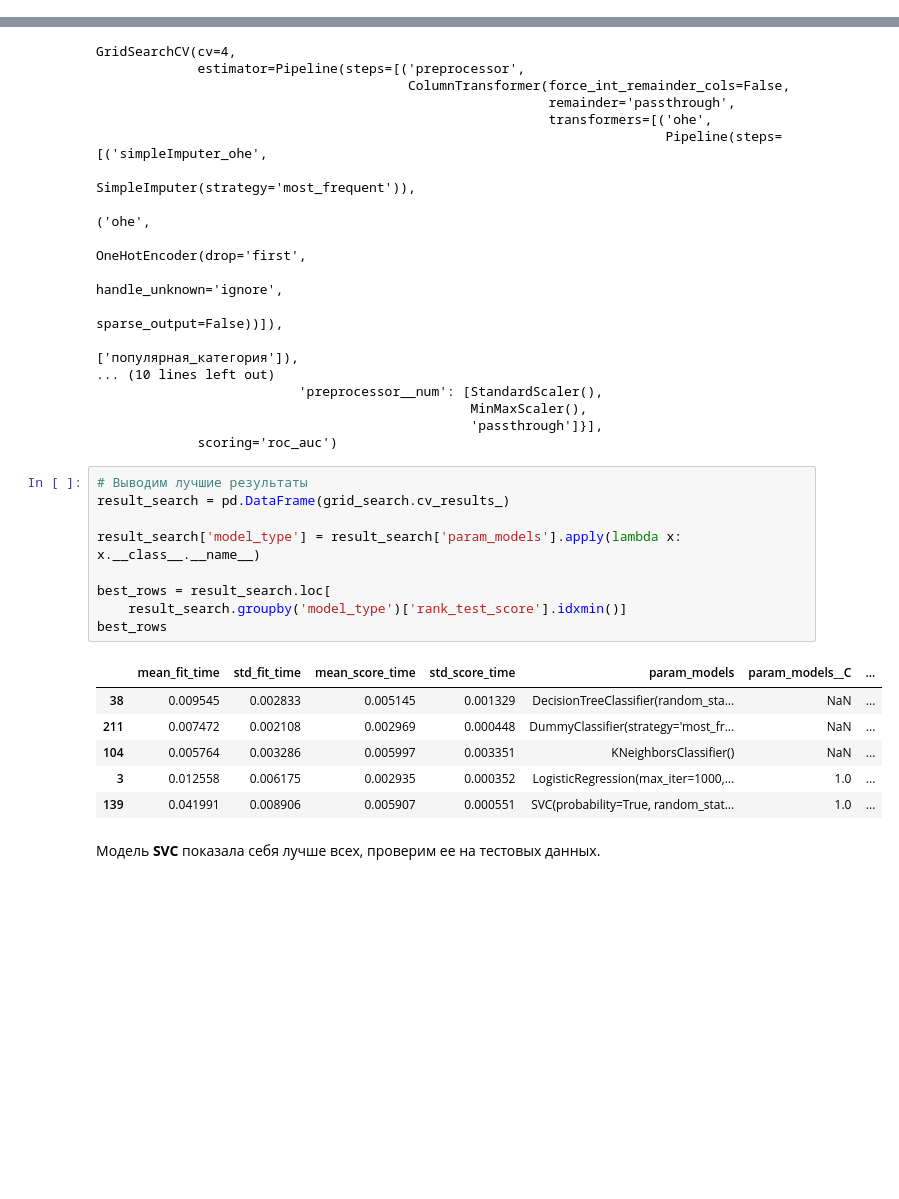
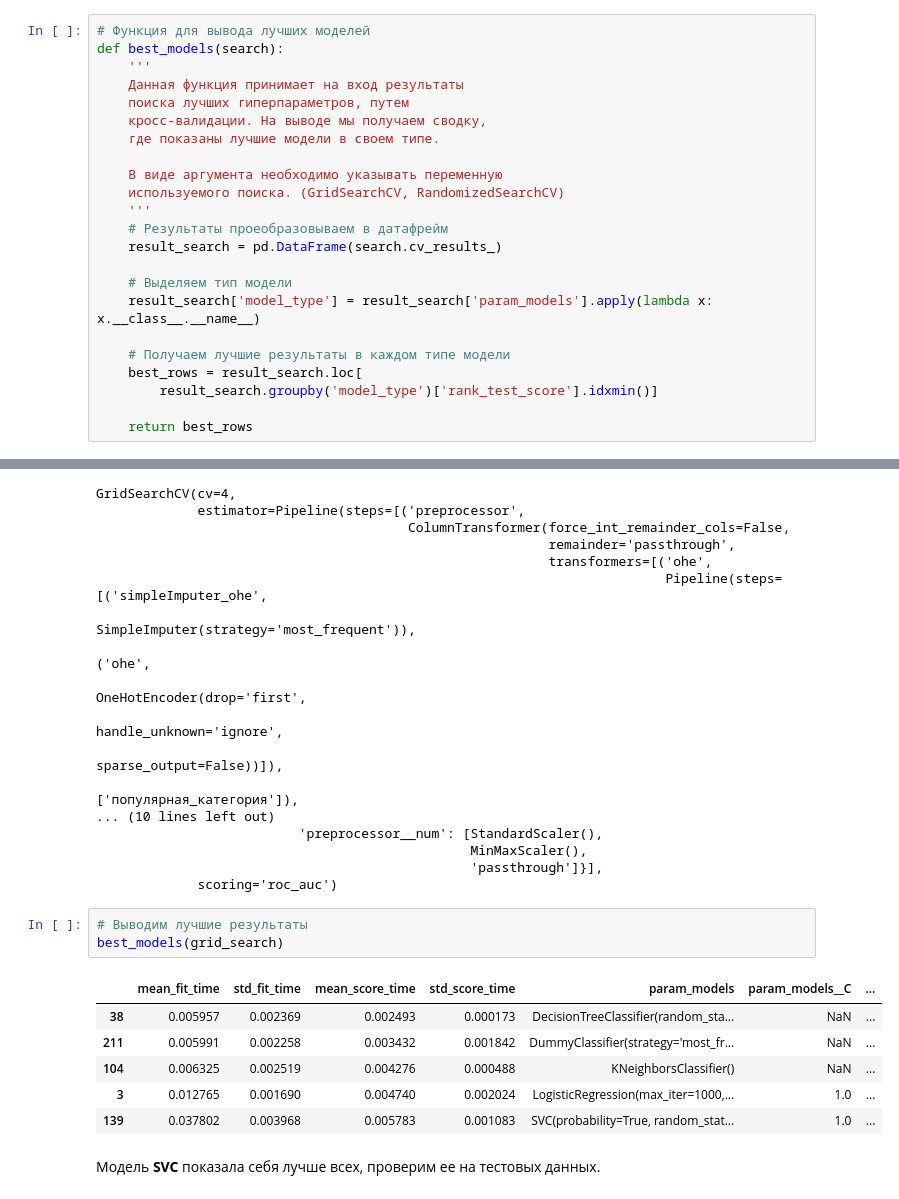
Before and after one commit to KirillShiryaev61/customer_activity_prediction, a Jupyter notebook: customer_activity_prediction.ipynb, the cells around one changed output, grey strips where cells are left out. Cells and saved outputs as stored; diff of their text form; blank space fills up the shorter version.

Commit message:
Добавлена функция вывода сводки лучших моделей

```diff
--- a/customer_activity_prediction.ipynb
+++ b/customer_activity_prediction.ipynb
@@ -335,6 +336,29 @@ def analyzis_group_cat(data, x, hue, name, orient=None):
                          columns=data[x])
     # Вывод таблицы
     print(counts)
+# %%
+# Функция для вывода лучших моделей
+def best_models(search):
+    '''
+    Данная функция принимает на вход результаты
+    поиска лучших гиперпараметров, путем
+    кросс-валидации. На выводе мы получаем сводку,
+    где показаны лучшие модели в своем типе.
+
+    В виде аргумента необходимо указывать переменную
+    используемого поиска. (GridSearchCV, RandomizedSearchCV)
+    '''
+    # Результаты проеобразовываем в датафрейм
+    result_search = pd.DataFrame(search.cv_results_)
+
+    # Выделяем тип модели
+    result_search['model_type'] = result_search['param_models'].apply(lambda x: x.__class__.__name__)
+
+    # Получаем лучшие результаты в каждом типе модели
+    best_rows = result_search.loc[
+        result_search.groupby('model_type')['rank_test_score'].idxmin()]
+
+    return best_rows
 # %% [markdown]
 ## Общая информация о данных:
 # %% [markdown]
@@ -2074,22 +2098,16 @@ GridSearchCV(cv=4,
                                                 MinMaxScaler(),
                                                 'passthrough']}],
              scoring='roc_auc')
-# %%
-# Выводим лучшие результаты
-result_search = pd.DataFrame(grid_search.cv_results_)
-
-result_search['model_type'] = result_search['param_models'].apply(lambda x: x.__class__.__name__)
-
-best_rows = result_search.loc[
-    result_search.groupby('model_type')['rank_test_score'].idxmin()]
-best_rows
-# %% [output]
-|  | mean_fit_time | std_fit_time | mean_score_time | std_score_time | param_models | param_models__C | ... |
-| 38 | 0.009545 | 0.002833 | 0.005145 | 0.001329 | DecisionTreeClassifier(random_sta... | NaN | ... |
-| 211 | 0.007472 | 0.002108 | 0.002969 | 0.000448 | DummyClassifier(strategy='most_fr... | NaN | ... |
-| 104 | 0.005764 | 0.003286 | 0.005997 | 0.003351 | KNeighborsClassifier() | NaN | ... |
-| 3 | 0.012558 | 0.006175 | 0.002935 | 0.000352 | LogisticRegression(max_iter=1000,... | 1.0 | ... |
-| 139 | 0.041991 | 0.008906 | 0.005907 | 0.000551 | SVC(probability=True, random_stat... | 1.0 | ... |
+# %%
+# Выводим лучшие результаты
+best_models(grid_search)
+# %% [output]
+|  | mean_fit_time | std_fit_time | mean_score_time | std_score_time | param_models | param_models__C | ... |
+| 38 | 0.005957 | 0.002369 | 0.002493 | 0.000173 | DecisionTreeClassifier(random_sta... | NaN | ... |
+| 211 | 0.005991 | 0.002258 | 0.003432 | 0.001842 | DummyClassifier(strategy='most_fr... | NaN | ... |
+| 104 | 0.006325 | 0.002519 | 0.004276 | 0.000488 | KNeighborsClassifier() | NaN | ... |
+| 3 | 0.012765 | 0.001690 | 0.004740 | 0.002024 | LogisticRegression(max_iter=1000,... | 1.0 | ... |
+| 139 | 0.037802 | 0.003968 | 0.005783 | 0.001083 | SVC(probability=True, random_stat... | 1.0 | ... |
 # %% [markdown]
 Модель **SVC** показала себя лучше всех, проверим ее на тестовых данных.
 # %%
```
Also changed, not shown: parts of 2 cells of this notebook.
